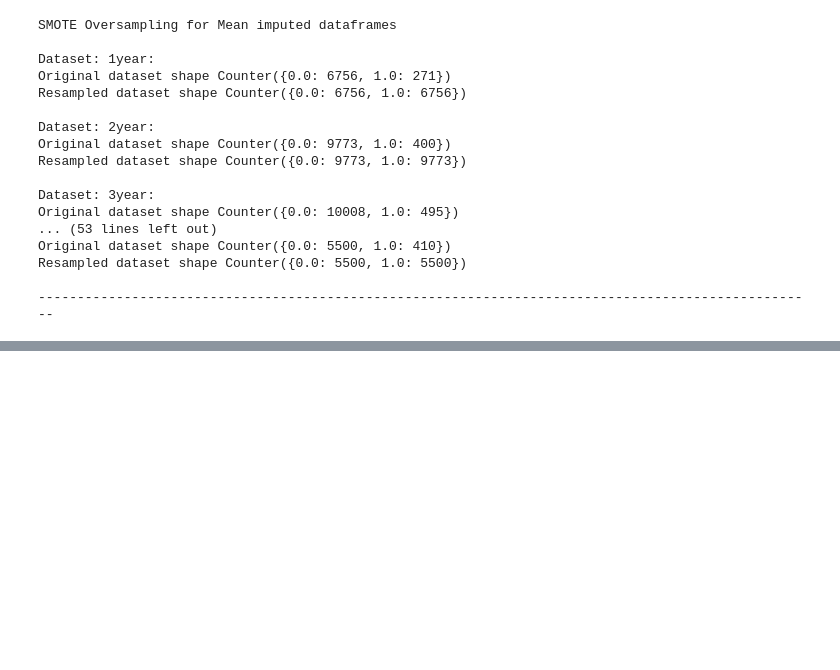
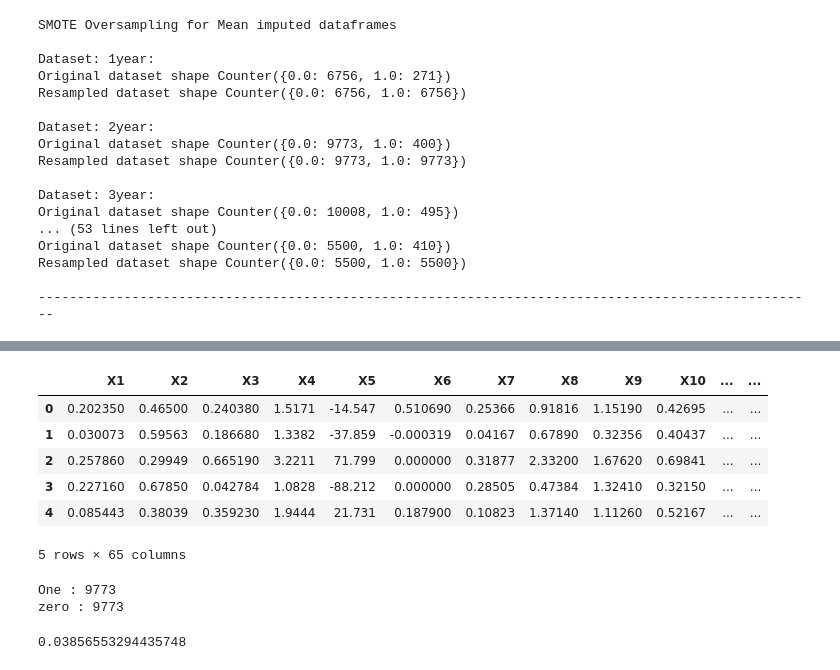
Before and after one commit to M0hammad-Kashif/Notebooks, a Jupyter notebook: Bankruptcy.ipynb, the cells around one changed output, grey strips where cells are left out. Drawn from its saved outputs; the diff is of its cells as text; code cells hidden in the pictures; blank space fills up the shorter version.

```diff
--- a/Bankruptcy.ipynb
+++ b/Bankruptcy.ipynb
@@ -361,0 +415,10 @@ bb_classifier = BalancedBaggingClassifier(base_estimator = RandomForestClassifie
+# %%
+a.head()
+# %% [output]
+|  | X1 | X2 | X3 | X4 | X5 | X6 | X7 | X8 | X9 | X10 | ... | ... |
+| 0 | 0.202350 | 0.46500 | 0.240380 | 1.5171 | -14.547 | 0.510690 | 0.25366 | 0.91816 | 1.15190 | 0.42695 | ... | ... |
+| 1 | 0.030073 | 0.59563 | 0.186680 | 1.3382 | -37.859 | -0.000319 | 0.04167 | 0.67890 | 0.32356 | 0.40437 | ... | ... |
+| 2 | 0.257860 | 0.29949 | 0.665190 | 3.2211 | 71.799 | 0.000000 | 0.31877 | 2.33200 | 1.67620 | 0.69841 | ... | ... |
+| 3 | 0.227160 | 0.67850 | 0.042784 | 1.0828 | -88.212 | 0.000000 | 0.28505 | 0.47384 | 1.32410 | 0.32150 | ... | ... |
+| 4 | 0.085443 | 0.38039 | 0.359230 | 1.9444 | 21.731 | 0.187900 | 0.10823 | 1.37140 | 1.11260 | 0.52167 | ... | ... |
+5 rows × 65 columns
@@ -361,0 +428,18 @@ bb_classifier = BalancedBaggingClassifier(base_estimator = RandomForestClassifie
+# %%
+zero = 0
+one = 0
+for i in range(len(y)):
+  if y[i] == 0:
+    zero +=1
+  else :
+    one +=1
+
+print(f"One : {one}")
+print(f"zero : {zero}")
+# %% [output]
+One : 9773
+zero : 9773
+# %%
+271/(271+6756)
+# %% [output]
+0.03856553294435748
```
Also changed, not shown: parts of 34 cells of this notebook.
